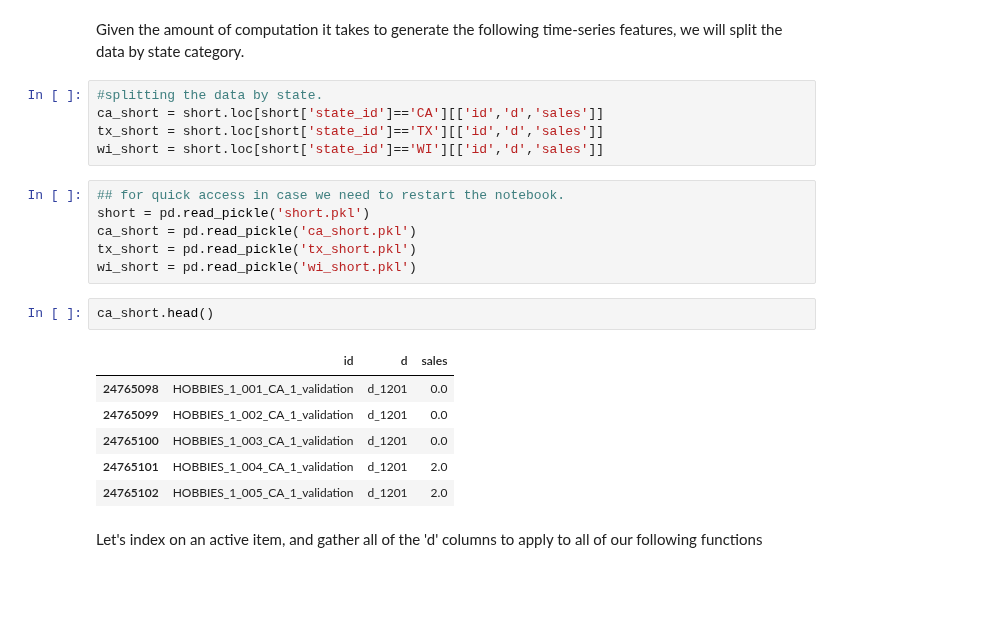
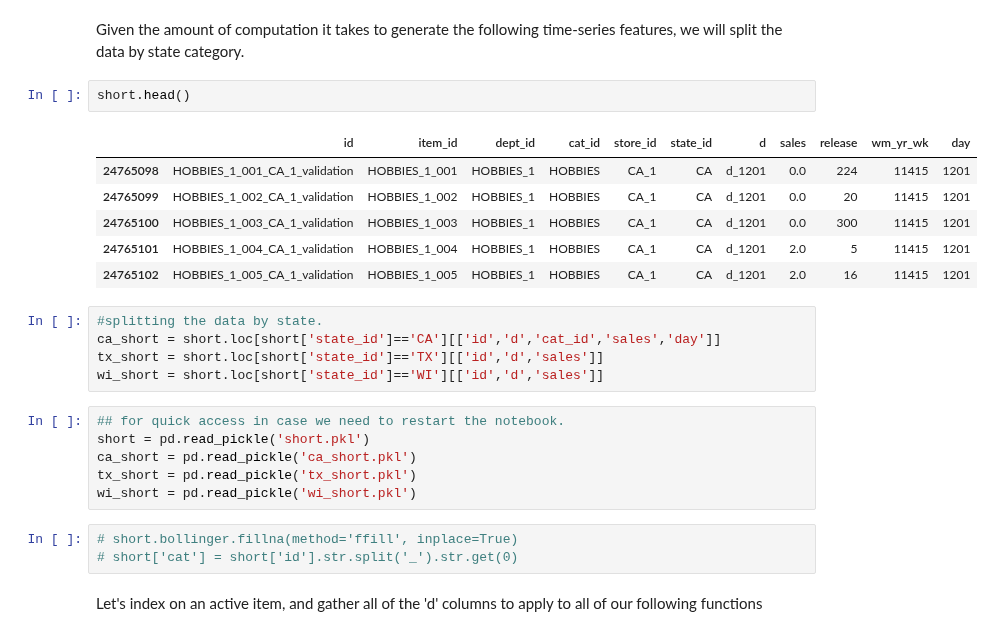
Before and after one commit to Luke-Gray/M5-Accuracy, a Jupyter notebook: M5 Visualizing Strength and Volatility.ipynb, the cells around one changed output. Saved outputs shown, nothing was run; the diff lists cells and outputs as text; blank space fills up the shorter version.

```diff
--- a/M5 Visualizing Strength and Volatility.ipynb
+++ b/M5 Visualizing Strength and Volatility.ipynb
@@ -46,9 +46,18 @@ short.shape
 (22116579, 11)
 # %% [markdown]
 Given the amount of computation it takes to generate the following time-series features, we will split the data by state category.
+# %%
+short.head()
+# %% [output]
+|  | id | item_id | dept_id | cat_id | store_id | state_id | d | sales | release | wm_yr_wk | day |
+| 24765098 | HOBBIES_1_001_CA_1_validation | HOBBIES_1_001 | HOBBIES_1 | HOBBIES | CA_1 | CA | d_1201 | 0.0 | 224 | 11415 | 1201 |
+| 24765099 | HOBBIES_1_002_CA_1_validation | HOBBIES_1_002 | HOBBIES_1 | HOBBIES | CA_1 | CA | d_1201 | 0.0 | 20 | 11415 | 1201 |
+| 24765100 | HOBBIES_1_003_CA_1_validation | HOBBIES_1_003 | HOBBIES_1 | HOBBIES | CA_1 | CA | d_1201 | 0.0 | 300 | 11415 | 1201 |
+| 24765101 | HOBBIES_1_004_CA_1_validation | HOBBIES_1_004 | HOBBIES_1 | HOBBIES | CA_1 | CA | d_1201 | 2.0 | 5 | 11415 | 1201 |
+| 24765102 | HOBBIES_1_005_CA_1_validation | HOBBIES_1_005 | HOBBIES_1 | HOBBIES | CA_1 | CA | d_1201 | 2.0 | 16 | 11415 | 1201 |
 # %%
 #splitting the data by state.
-ca_short = short.loc[short['state_id']=='CA'][['id','d','sales']]
+ca_short = short.loc[short['state_id']=='CA'][['id','d','cat_id','sales','day']]
 tx_short = short.loc[short['state_id']=='TX'][['id','d','sales']]
 wi_short = short.loc[short['state_id']=='WI'][['id','d','sales']]
 # %%
@@ -57,15 +66,9 @@ short = pd.read_pickle('short.pkl')
 ca_short = pd.read_pickle('ca_short.pkl')
 tx_short = pd.read_pickle('tx_short.pkl')
 wi_short = pd.read_pickle('wi_short.pkl')
-# %%
-ca_short.head()
-# %% [output]
-|  | id | d | sales |
-| 24765098 | HOBBIES_1_001_CA_1_validation | d_1201 | 0.0 |
-| 24765099 | HOBBIES_1_002_CA_1_validation | d_1201 | 0.0 |
-| 24765100 | HOBBIES_1_003_CA_1_validation | d_1201 | 0.0 |
-| 24765101 | HOBBIES_1_004_CA_1_validation | d_1201 | 2.0 |
-| 24765102 | HOBBIES_1_005_CA_1_validation | d_1201 | 2.0 |
+# %%
+# short.bollinger.fillna(method='ffill', inplace=True)
+# short['cat'] = short['id'].str.split('_').str.get(0)
 # %% [markdown]
 Let's index on an active item, and gather all of the 'd' columns to apply to all of our following functions
 # %%
```
Also changed, not shown: parts of 104 cells of this notebook, 1 other file.
